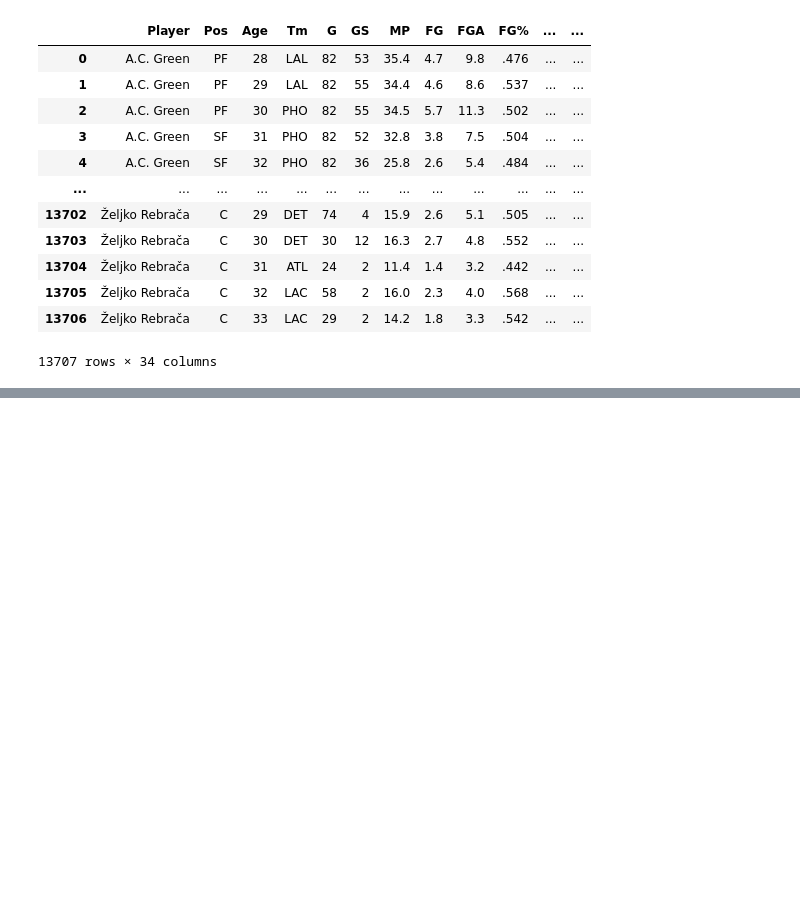
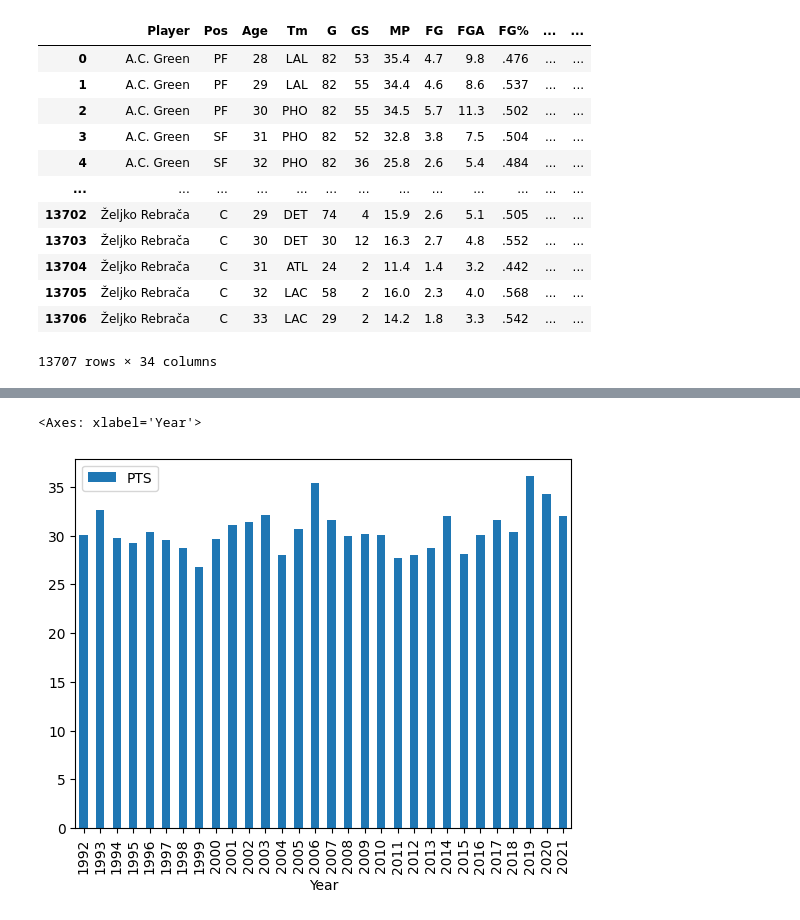
Before and after one commit to YaBoyBigPat/Python-Web-Scraper, a Jupyter notebook: Data Cleaning.ipynb, the cells around one changed output, grey strips where cells are left out. Cells and saved outputs as stored; diff of their text form; code cells hidden in the pictures; blank space fills up the shorter version.

```diff
--- a/Data Cleaning.ipynb
+++ b/Data Cleaning.ipynb
@@ -405,0 +565,5 @@ combined
+# %%
+highest_scoring.plot.bar("Year", "PTS")
+# %% [output]
+<Axes: xlabel='Year'>
+[figure, added]
```
Also changed, not shown: parts of 24 cells of this notebook, 2 other files.
